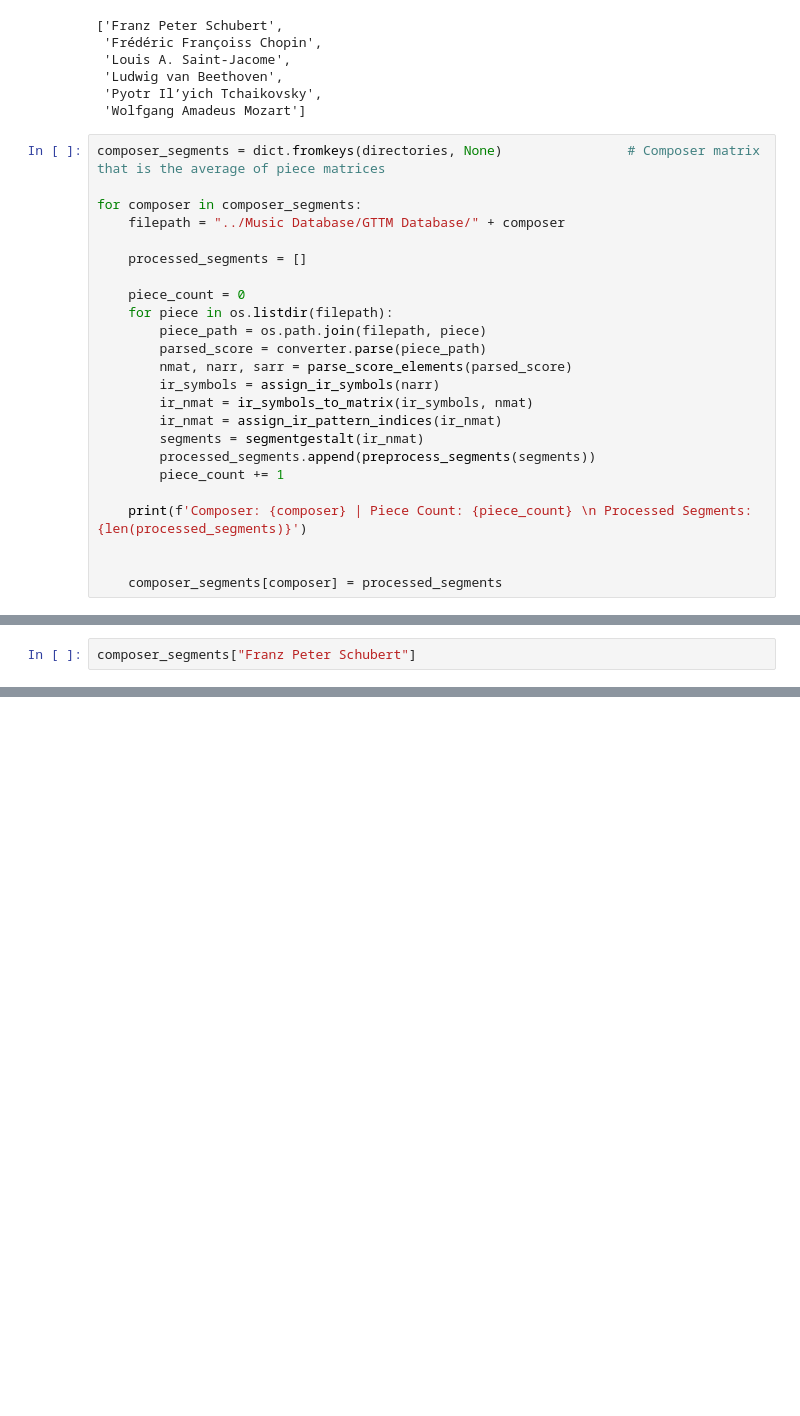
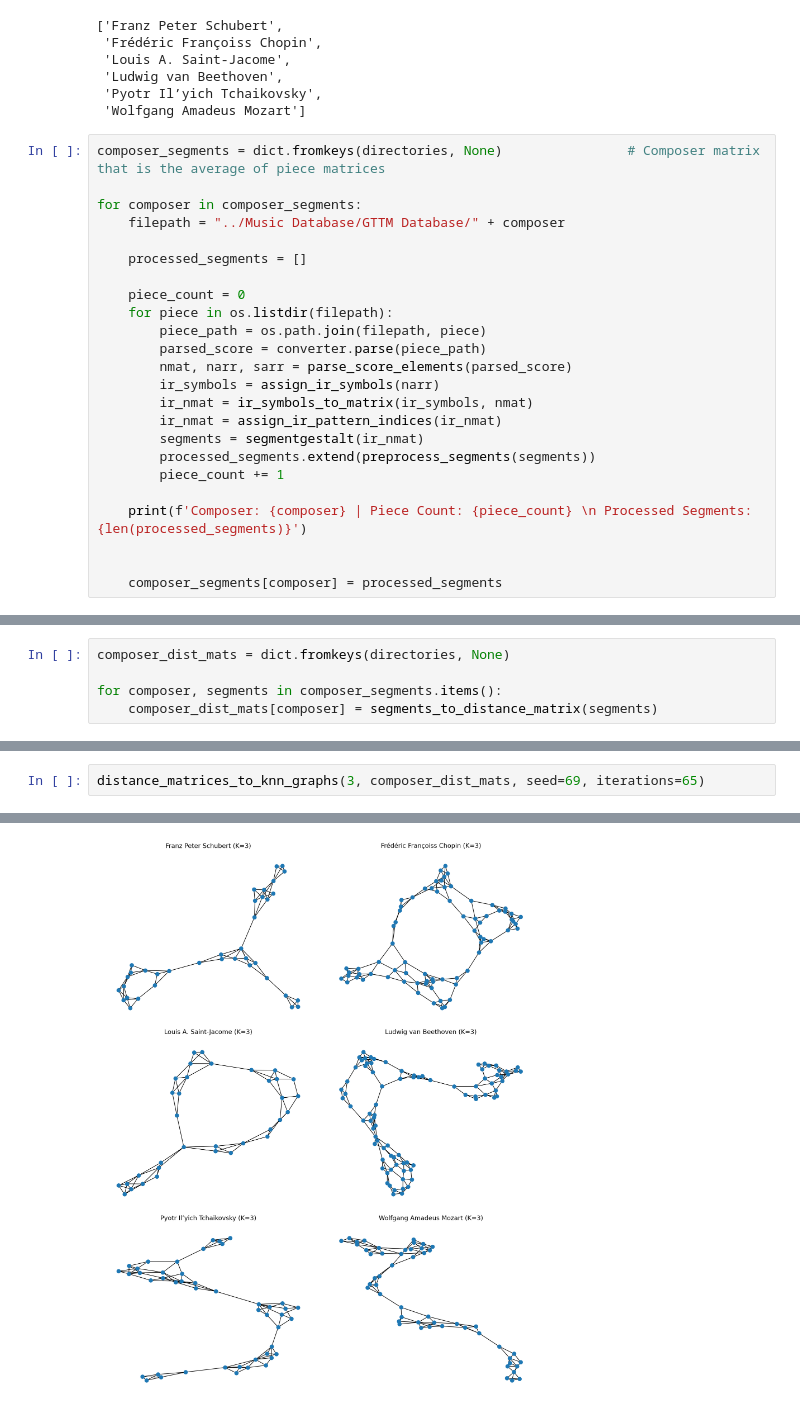
Before and after one commit to 5i5ousPlay/Thesisv2, a Jupyter notebook: Mogging/Graph_Building.ipynb, the cells around one changed output, grey strips where cells are left out. Saved outputs shown, nothing was run; the diff lists cells and outputs as text; blank space fills up the shorter version.

```diff
--- a/Mogging/Graph_Building.ipynb
+++ b/Mogging/Graph_Building.ipynb
@@ -306,7 +329,7 @@ for composer in composer_segments:
         ir_nmat = ir_symbols_to_matrix(ir_symbols, nmat)
         ir_nmat = assign_ir_pattern_indices(ir_nmat)
         segments = segmentgestalt(ir_nmat)
-        processed_segments.append(preprocess_segments(segments))
+        processed_segments.extend(preprocess_segments(segments))
         piece_count += 1
 
     print(f'Composer: {composer} | Piece Count: {piece_count} \n Processed Segments: {len(processed_segments)}')
@@ -329,3 +352,6 @@ Composer: Wolfgang Amadeus Mozart | Piece Count: 15
 # %%
-composer_segments["Franz Peter Schubert"]
+composer_dist_mats = dict.fromkeys(directories, None)
+
+for composer, segments in composer_segments.items():
+    composer_dist_mats[composer] = segments_to_distance_matrix(segments)
 # %% [output]
@@ -348,0 +438,3 @@ composer_segments["Franz Peter Schubert"]
+# %%
+distance_matrices_to_knn_graphs(3, composer_dist_mats, seed=69, iterations=65)
+# %% [output]
@@ -348,0 +443 @@ composer_segments["Franz Peter Schubert"]
+[figure, added]
```
Also changed, not shown: parts of 8 cells of this notebook.
